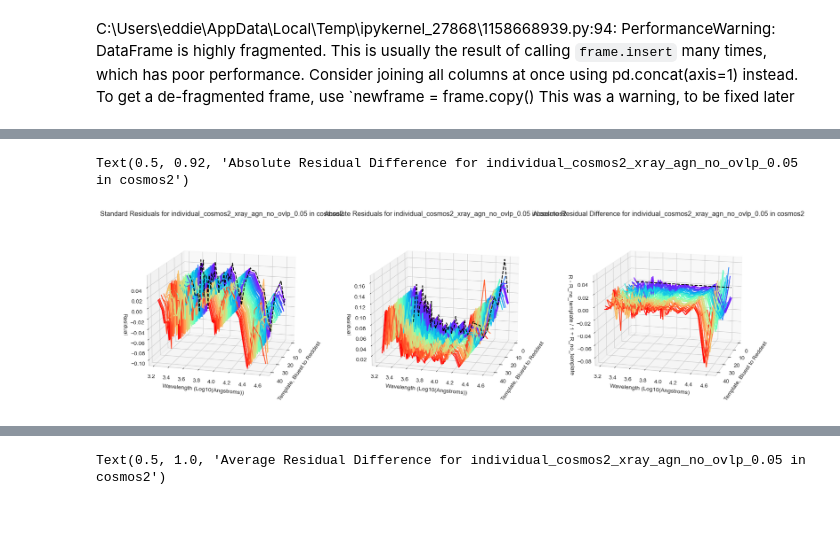
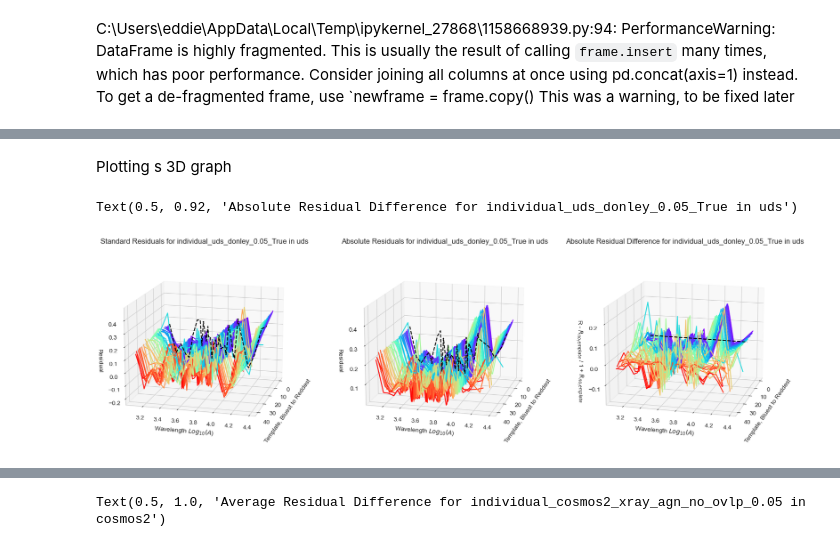
Before and after one commit to eddie-cunning/AGN_Template, a Jupyter notebook: graphing.ipynb, the cells around one changed output, grey strips where cells are left out. Drawn from its saved outputs; the diff is of its cells as text; code cells hidden in the pictures; blank space fills up the shorter version.

Commit message:
added more graphs

```diff
--- a/graphing.ipynb
+++ b/graphing.ipynb
@@ -218,8 +218,8 @@ Text(40.347222222222214, 0.5, 'NMAD - NMAD without templates')
 # %%
 os.getcwd()
-test_title = 'individual_uds_xray_agn_no_ovlp_0.05' # title of the test, eg. 1,2, A, B, Initial.
+test_title = 'individual_uds_donley_0.05_True' # title of the test, eg. 1,2, A, B, Initial.
 field = 'uds'
-id_key = 'xray_agn_no_ovlp' # normal, high or low
+id_key = 'donley' # normal, high or low
 use_galaxy_templates = True
 params = {}
 params["Z_STEP"] = 0.05
@@ -474,39 +473,41 @@ def c_value(x):
 
 def diff_value(x):
     return np.array(((residual_df[f'r_{x}']) - residual_df[f'r_-1']) / (1 + residual_df[f'r_-1']))
+# %% [markdown]
+Plotting s 3D graph
 # %%
 fig, (ax1, ax2, ax3) = plt.subplots(1,3, figsize=(20, 40), subplot_kw={'projection': '3d'})
 cmap = plt.get_cmap('rainbow')
 colors = [cmap(i) for i in np.linspace(0, 1, len(true_to_BtR))]
 for my_temp, BtR_temp in enumerate(true_to_BtR):
     # temp_number -= 1 # to get the correct template number
     ax1.plot([BtR_temp] * residual_df.shape[0], y_value(my_temp), z_value_copy(my_temp), label=f'{i}', color=colors[BtR_temp-1])
     ax2.plot([BtR_temp] * residual_df.shape[0], y_value(my_temp), z_value(my_temp), label=f'{i}', color=colors[BtR_temp-1])
     ax3.plot([BtR_temp] * residual_df.shape[0], y_value(my_temp), diff_value(my_temp), label=f'{i}', color=colors[BtR_temp-1])
 
 ax1.plot([-1] * residual_df.shape[0], y_value(-1), z_value_copy(-1), label=f'{-1}', c='k', ls='--')
 ax2.plot([-1] * residual_df.shape[0], y_value(-1), z_value(-1), label=f'{-1}', c='k', ls='--')
 ax3.plot([-1] * residual_df.shape[0], y_value(-1), [0] * residual_df.shape[0], label=f'{-1}', c='k', ls='--')
 
 ax1.set_xlabel('Template, Bluest to Reddest')
 ax2.set_xlabel('Template, Bluest to Reddest')
 ax3.set_xlabel('Template, Bluest to Reddest')
 
-ax1.set_ylabel('Wavelength (Log10(Angstroms))')
-ax2.set_ylabel('Wavelength (Log10(Angstroms))')
-ax3.set_ylabel('Wavelength (Log10(Angstroms)')
+ax1.set_ylabel('Wavelength $Log_{10}(A$)')
+ax2.set_ylabel('Wavelength $Log_{10}(A$)')
+ax3.set_ylabel('Wavelength $Log_{10}(A$)')
 
 ax1.set_zlabel('Residual')
 ax2.set_zlabel('Residual')
-ax3.set_zlabel('R - R_no_template / 1 + R_no_template')
+ax3.set_zlabel('R - $R_{no_template}$ / 1 + $R_{no_template}$')
 
 ax1.view_init(elev=15., azim=15)
 ax2.view_init(elev=15., azim=15)
 ax3.view_init(elev=15., azim=15)
 
 ax1.set_title(f'Standard Residuals for {test_title} in {field}')
 ax2.set_title(f'Absolute Residuals for {test_title} in {field}')
 ax3.set_title(f'Absolute Residual Difference for {test_title} in {field}')
 # %% [output]
-Text(0.5, 0.92, 'Absolute Residual Difference for individual_cosmos2_xray_agn_no_ovlp_0.05 in cosmos2')
+Text(0.5, 0.92, 'Absolute Residual Difference for individual_uds_donley_0.05_True in uds')
-[figure, old version]
+[figure, new version]
```
Also changed, not shown: parts of 30 cells of this notebook, 9 other files.
